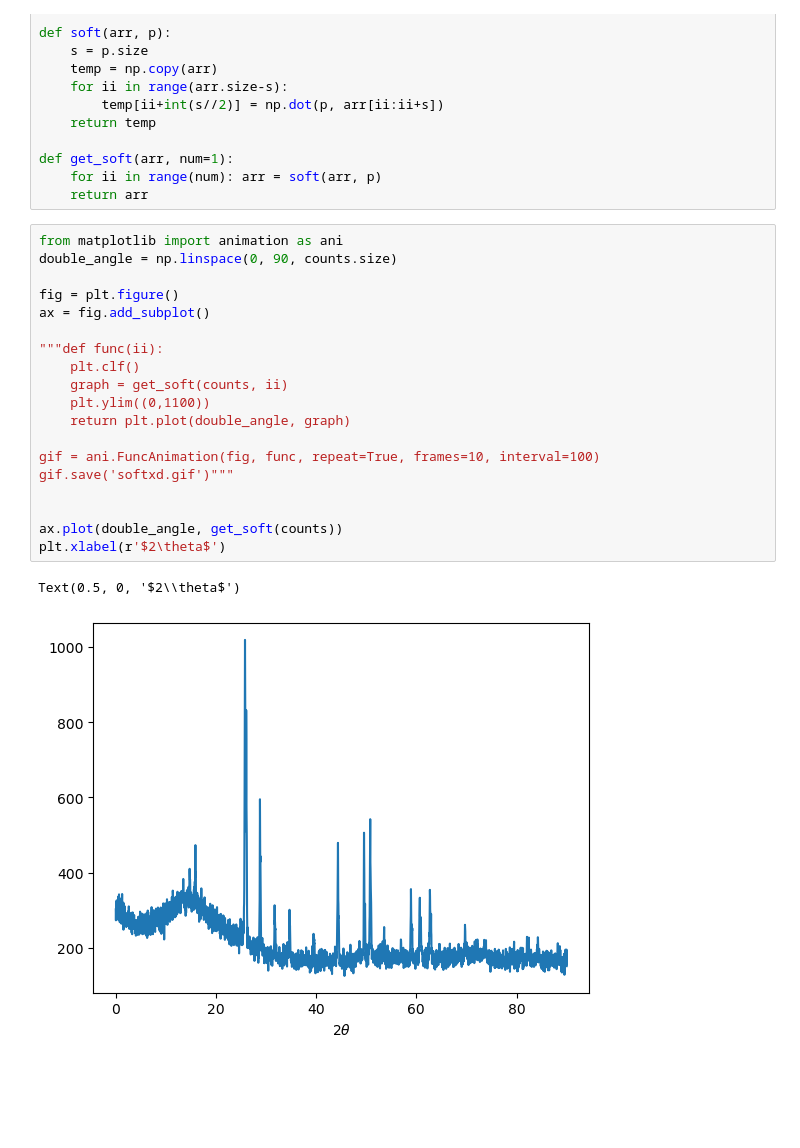
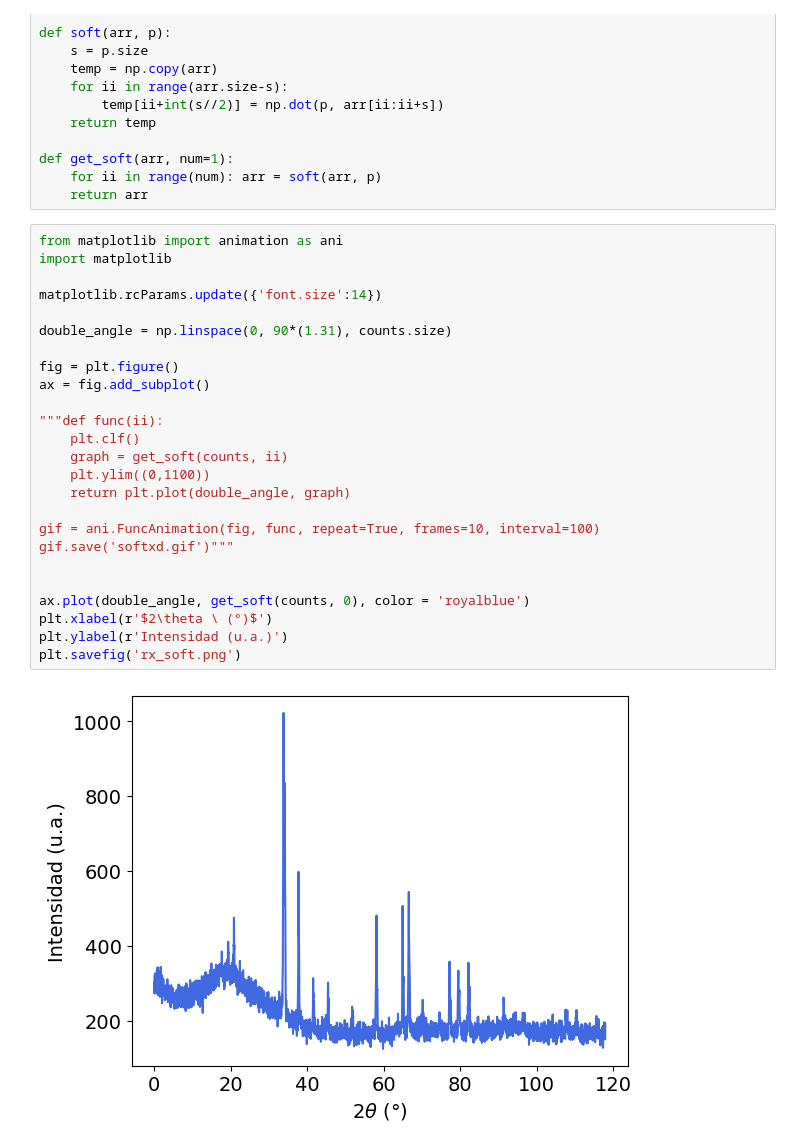
Before and after one commit to JuanSierra2003/hello-world, a Jupyter notebook: Tecnicas/tecnicas.ipynb, the cells around one changed output. Cells and saved outputs as stored; diff of their text form; blank space fills up the shorter version.

```diff
--- a/Tecnicas/tecnicas.ipynb
+++ b/Tecnicas/tecnicas.ipynb
@@ -48,23 +48,28 @@ def get_soft(arr, num=1):
     return arr
 # %%
 from matplotlib import animation as ani
-double_angle = np.linspace(0, 90, counts.size)
+import matplotlib
+
+matplotlib.rcParams.update({'font.size':14})
+
+double_angle = np.linspace(0, 90*(1.31), counts.size)
 
 fig = plt.figure()
 ax = fig.add_subplot()
 
 """def func(ii):
     plt.clf()
     graph = get_soft(counts, ii)
     plt.ylim((0,1100))
     return plt.plot(double_angle, graph)
 
 gif = ani.FuncAnimation(fig, func, repeat=True, frames=10, interval=100)
 gif.save('softxd.gif')"""
 
 
-ax.plot(double_angle, get_soft(counts))
-plt.xlabel(r'$2\theta$')
+ax.plot(double_angle, get_soft(counts, 0), color = 'royalblue')
+plt.xlabel(r'$2\theta \ (°)$')
+plt.ylabel(r'Intensidad (u.a.)')
+plt.savefig('rx_soft.png')
 # %% [output]
-Text(0.5, 0, '$2\\theta$')
-[figure, old version]
+[figure, new version]
```
Also changed, not shown: parts of 2 cells of this notebook, 8 other files.
